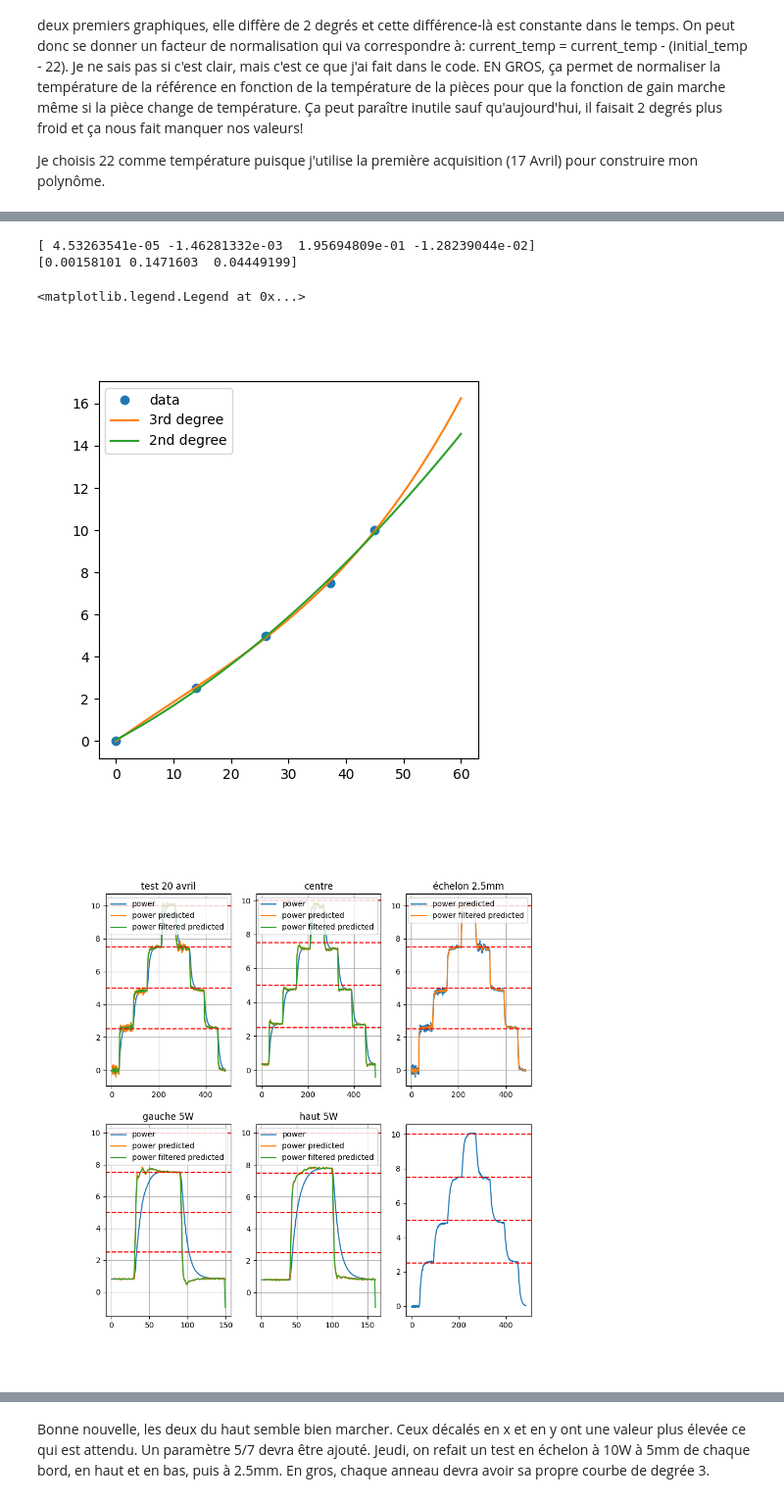
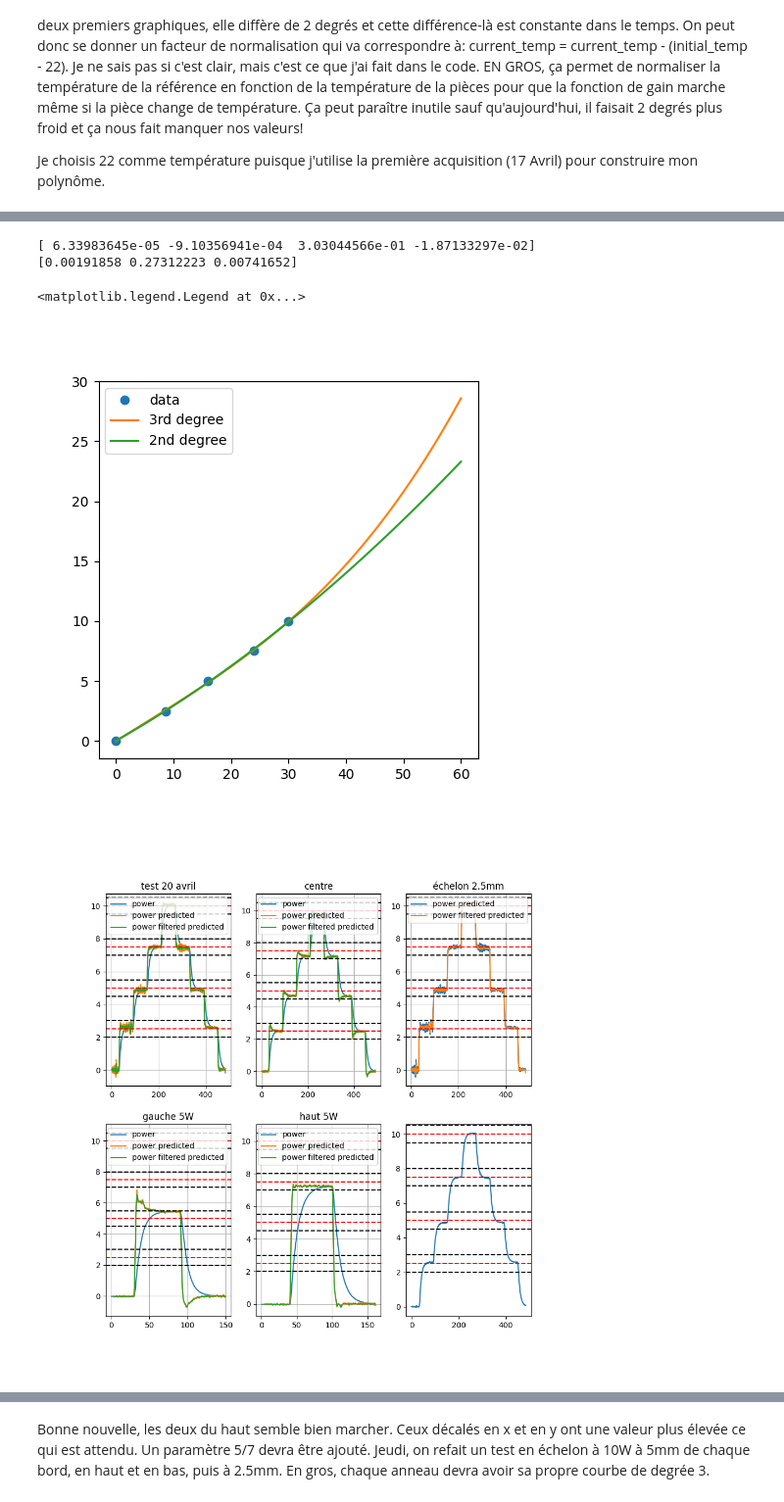
Before and after one commit to sapar82/Design-3-Team-2, a Jupyter notebook: Programmation/Debuggage/Script Python/notebook.ipynb, the cells around one changed output, grey strips where cells are left out. Shown at 98% size. Cells and saved outputs as stored; diff of their text form; code cells hidden in the pictures.

```diff
--- a/Programmation/Debuggage/Script Python/notebook.ipynb
+++ b/Programmation/Debuggage/Script Python/notebook.ipynb
@@ -125,19 +127,19 @@ Les delta_t sont exactement les mêmes pour les valeur centrées que pour celles
 # %%
-x = [0, 14, 26, 37.3, 45]
+x = [0, 8.7,16, 24,30]
 y = [0, 2.5, 5, 7.5, 10]
 popt, pcov = curve_fit(degree3, x, y)
 popt2, pcov2 = curve_fit(degree2, x, y)
 print(popt)
 print(popt2)
 fig, ax = plt.subplots(1, 1, figsize=(5, 5))
-ax.plot([0, 14, 26, 37.3, 45], [0, 2.5, 5, 7.5, 10], 'o', label = "data")
+ax.plot(x, y, 'o', label='data')
 x = np.linspace(0, 60, 100)
 ax.plot(x, degree3(x, *popt), label = "3rd degree")
 ax.plot(x, degree2(x, *popt2), label = "2nd degree")
 ax.legend()
 # %% [output]
-[ 4.53263541e-05 -1.46281332e-03  1.95694809e-01 -1.28239044e-02]
-[0.00158101 0.1471603  0.04449199]
+[ 6.33983645e-05 -9.10356941e-04  3.03044566e-01 -1.87133297e-02]
+[0.00191858 0.27312223 0.00741652]
 <matplotlib.legend.Legend at 0x...>
-[figure, old version]
+[figure, new version]
 # %%
@@ -171,43 +182,44 @@ power_echelon2_5_filtered_predicted = predictive_algo(power_echelon2_5_convolved
 %matplotlib widget
 # %%
 fig, ax = plt.subplots(2, 3, figsize=(10, 10))
-ax[0, 0].plot(data_temp["time"], power[highest_temp[0]], label="power")
-ax[0, 0].plot(data_temp["time"][10:], power_predicted, label="power predicted")
-ax[0, 0].plot(data_temp["time"][10:], power_filtered_predicted, label="power filtered predicted")
+
+ax[0, 0].plot(data_temp["time"], power, label="power")
+ax[0, 0].plot(data_temp["time"][2*delta:], power_predicted, label="power predicted")
+ax[0, 0].plot(data_temp["time"][2*delta:], power_filtered_predicted, label="power filtered predicted")
 ax[0, 0].legend()
 ax[0, 0].set_title("test 20 avril")
 ax[0, 0].grid()
-ax[0, 1].plot(data_centre_temp["time"], power_centre[highest_temp_centre[0]], label="power")
-ax[0, 1].plot(data_centre_temp["time"][10:], power_centre_predicted, label="power predicted")
-ax[0, 1].plot(data_centre_temp["time"][10:], power_centre_filtered_predicted, label="power filtered predicted")
+ax[0, 1].plot(data_centre_temp["time"], power_centre, label="power")
+ax[0, 1].plot(data_centre_temp["time"][2*delta:], power_centre_predicted, label="power predicted")
+ax[0, 1].plot(data_centre_temp["time"][2*delta:], power_centre_filtered_predicted, label="power filtered predicted")
 ax[0, 1].legend()
 ax[0, 1].set_title("centre")
 ax[0, 1].grid()
-ax[1, 0].plot(data_left5w_temp["time"], power_left5w[highest_temp_left5w[0]], label="power")
-ax[1, 0].plot(data_left5w_temp["time"][10:], power_left5w_predicted, label="power predicted")
-ax[1, 0].plot(data_left5w_temp["time"][10:], power_left5w_filtered_predicted, label="power filtered predicted")
+ax[1, 0].plot(data_left5w_temp["time"], power_left5w, label="power")
+ax[1, 0].plot(data_left5w_temp["time"][2*delta:], power_left5w_predicted, label="power predicted")
+ax[1, 0].plot(data_left5w_temp["time"][2*delta:], power_left5w_filtered_predicted, label="power filtered predicted")
 ax[1, 0].legend()
 ax[1, 0].set_title("gauche 5W")
 ax[1, 0].grid()
-ax[1, 1].plot(data_up5w_temp["time"], power_up5w[highest_temp_up5w[0]], label="power")
-ax[1, 1].plot(data_up5w_temp["time"][10:], power_up5w_predicted, label="power predicted")
-ax[1, 1].plot(data_up5w_temp["time"][10:], power_up5w_filtered_predicted, label="power filtered predicted")
+ax[1, 1].plot(data_up5w_temp["time"], power_up5w, label="power")
+ax[1, 1].plot(data_up5w_temp["time"][2*delta:], power_up5w_predicted, label="power predicted")
+ax[1, 1].plot(data_up5w_temp["time"][2*delta:], power_up5w_filtered_predicted, label="power filtered predicted")
 ax[1, 1].legend()
 ax[1, 1].set_title("haut 5W")
 ax[1, 1].grid()
-ax[1, 2].plot(data_echelon2_5_temp["time"], power_echelon2_5[highest_temp_echelon2_5[0]], label="power")
-ax[0, 2].plot(data_echelon2_5_temp["time"][10:], power_echelon2_5_predicted, label="power predicted")
-ax[0, 2].plot(data_echelon2_5_temp["time"][10:], power_echelon2_5_filtered_predicted, label="power filtered predicted")
+ax[1, 2].plot(data_echelon2_5_temp["time"], power_echelon2_5, label="power")
+ax[0, 2].plot(data_echelon2_5_temp["time"][2*delta:], power_echelon2_5_predicted, label="power predicted")
+ax[0, 2].plot(data_echelon2_5_temp["time"][2*delta:], power_echelon2_5_filtered_predicted, label="power filtered predicted")
 ax[0, 2].legend()
 ax[0, 2].set_title("échelon 2.5mm")
 ax[0, 2].grid()
 #plot dot hline at 2.5, 5, 7.5 and 10W for each plot
 for i in range(2):
     for j in range(3):
-        ax[i, j].axhline(y=2.5, color='r', linestyle='--')
-        ax[i, j].axhline(y=5, color='r', linestyle='--')
-        ax[i, j].axhline(y=7.5, color='r', linestyle='--')
-        ax[i, j].axhline(y=10, color='r', linestyle='--')
+        for k in range(1, 5):
+            ax[i, j].axhline(y=2.5*k -0.5, color='k', linestyle='--')
+            ax[i, j].axhline(y=2.5*k +0.5, color='k', linestyle='--')
+            ax[i, j].axhline(y=2.5*k, color='r', linestyle='--')
 # %% [output]
-[figure, old version]
+[figure, new version]
 # %%
```
Also changed, not shown: parts of 4 cells of this notebook, 1 other file.
